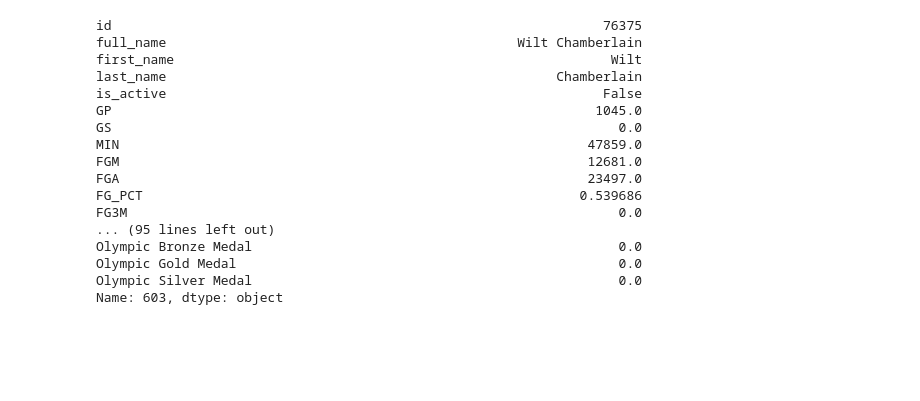
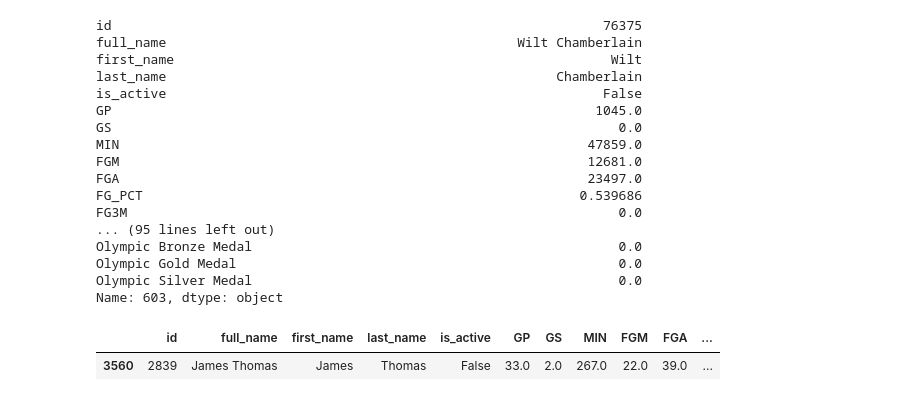
Before and after one commit to bharthun7/nba-hof-predictor, a Jupyter notebook: model-tester.ipynb, the cells around one changed output. Saved outputs shown, nothing was run; the diff lists cells and outputs as text; code cells hidden in the pictures; blank space fills up the shorter version.

```diff
--- a/model-tester.ipynb
+++ b/model-tester.ipynb
@@ -54,3 +54,8 @@ Olympic Bronze Medal                                               0.0
 Olympic Gold Medal                                                 0.0
 Olympic Silver Medal                                               0.0
 Name: 603, dtype: object
+# %%
+elg[elg["full_name"]=="James Thomas"]
+# %% [output]
+|  | id | full_name | first_name | last_name | is_active | GP | GS | MIN | FGM | FGA | ... |
+| 3560 | 2839 | James Thomas | James | Thomas | False | 33.0 | 2.0 | 267.0 | 22.0 | 39.0 | ... |
```
